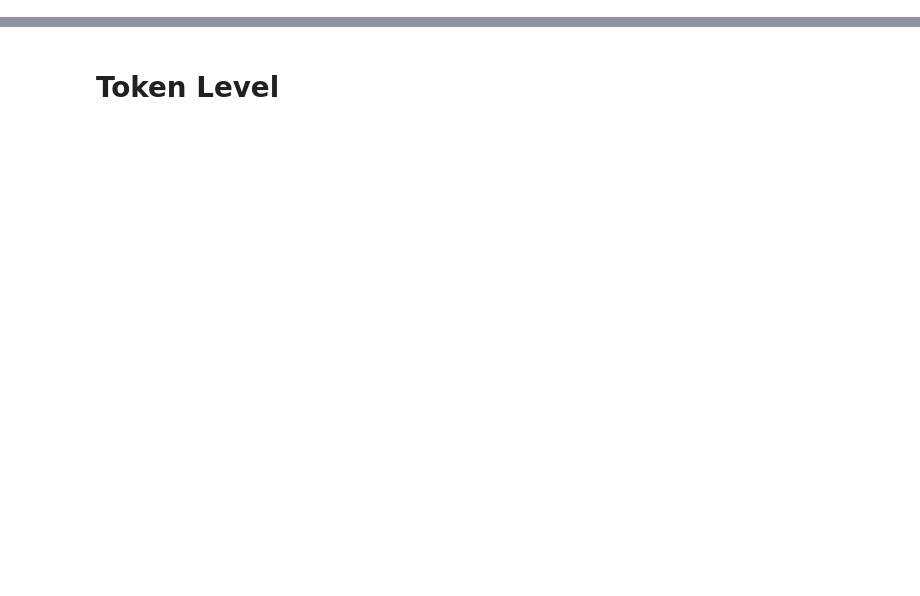
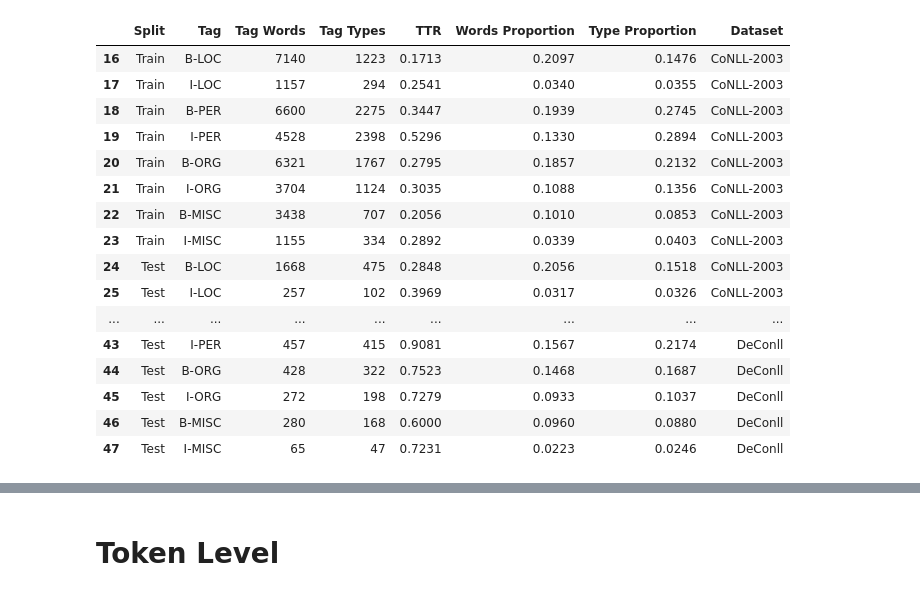
Before and after one commit to ay94/deformar-dashboard, a Jupyter notebook: notebooks/analysis/dataset_characteristics-ANERCorp.ipynb, the cells around one changed output, grey strips where cells are left out. Saved outputs shown, nothing was run; the diff lists cells and outputs as text; code cells hidden in the pictures; blank space fills up the shorter version.

```diff
--- a/notebooks/analysis/dataset_characteristics-ANERCorp.ipynb
+++ b/notebooks/analysis/dataset_characteristics-ANERCorp.ipynb
@@ -573,6 +613,6 @@ class EntityTagTTRVisualizer:
 # %%
 combined_general_stats, combined_tag_stats = calculate_combined_stats(corpora)
-anercrop = combined_tag_stats[combined_tag_stats['Dataset'] == 'ANERCorp_CamelLab'].copy()
+anercrop = combined_tag_stats[combined_tag_stats['Dataset'] != 'ANERCorp_CamelLab'].copy()
 # %%
 combined_general_stats
 # %% [output]
@@ -586,3 +629,23 @@ combined_general_stats
+# %%
+anercrop
+# %% [output]
+|  | Split | Tag | Tag Words | Tag Types | TTR | Words Proportion | Type Proportion | Dataset |
+| 16 | Train | B-LOC | 7140 | 1223 | 0.1713 | 0.2097 | 0.1476 | CoNLL-2003 |
+| 17 | Train | I-LOC | 1157 | 294 | 0.2541 | 0.0340 | 0.0355 | CoNLL-2003 |
+| 18 | Train | B-PER | 6600 | 2275 | 0.3447 | 0.1939 | 0.2745 | CoNLL-2003 |
+| 19 | Train | I-PER | 4528 | 2398 | 0.5296 | 0.1330 | 0.2894 | CoNLL-2003 |
+| 20 | Train | B-ORG | 6321 | 1767 | 0.2795 | 0.1857 | 0.2132 | CoNLL-2003 |
+| 21 | Train | I-ORG | 3704 | 1124 | 0.3035 | 0.1088 | 0.1356 | CoNLL-2003 |
+| 22 | Train | B-MISC | 3438 | 707 | 0.2056 | 0.1010 | 0.0853 | CoNLL-2003 |
+| 23 | Train | I-MISC | 1155 | 334 | 0.2892 | 0.0339 | 0.0403 | CoNLL-2003 |
+| 24 | Test | B-LOC | 1668 | 475 | 0.2848 | 0.2056 | 0.1518 | CoNLL-2003 |
+| 25 | Test | I-LOC | 257 | 102 | 0.3969 | 0.0317 | 0.0326 | CoNLL-2003 |
+| ... | ... | ... | ... | ... | ... | ... | ... | ... |
+| 43 | Test | I-PER | 457 | 415 | 0.9081 | 0.1567 | 0.2174 | DeConll |
+| 44 | Test | B-ORG | 428 | 322 | 0.7523 | 0.1468 | 0.1687 | DeConll |
+| 45 | Test | I-ORG | 272 | 198 | 0.7279 | 0.0933 | 0.1037 | DeConll |
+| 46 | Test | B-MISC | 280 | 168 | 0.6000 | 0.0960 | 0.0880 | DeConll |
+| 47 | Test | I-MISC | 65 | 47 | 0.7231 | 0.0223 | 0.0246 | DeConll |
 # %%
 oov_stats = calculate_oov_rates(corpora)
 pd.DataFrame(oov_stats)
```
Also changed, not shown: parts of 8 cells of this notebook.
